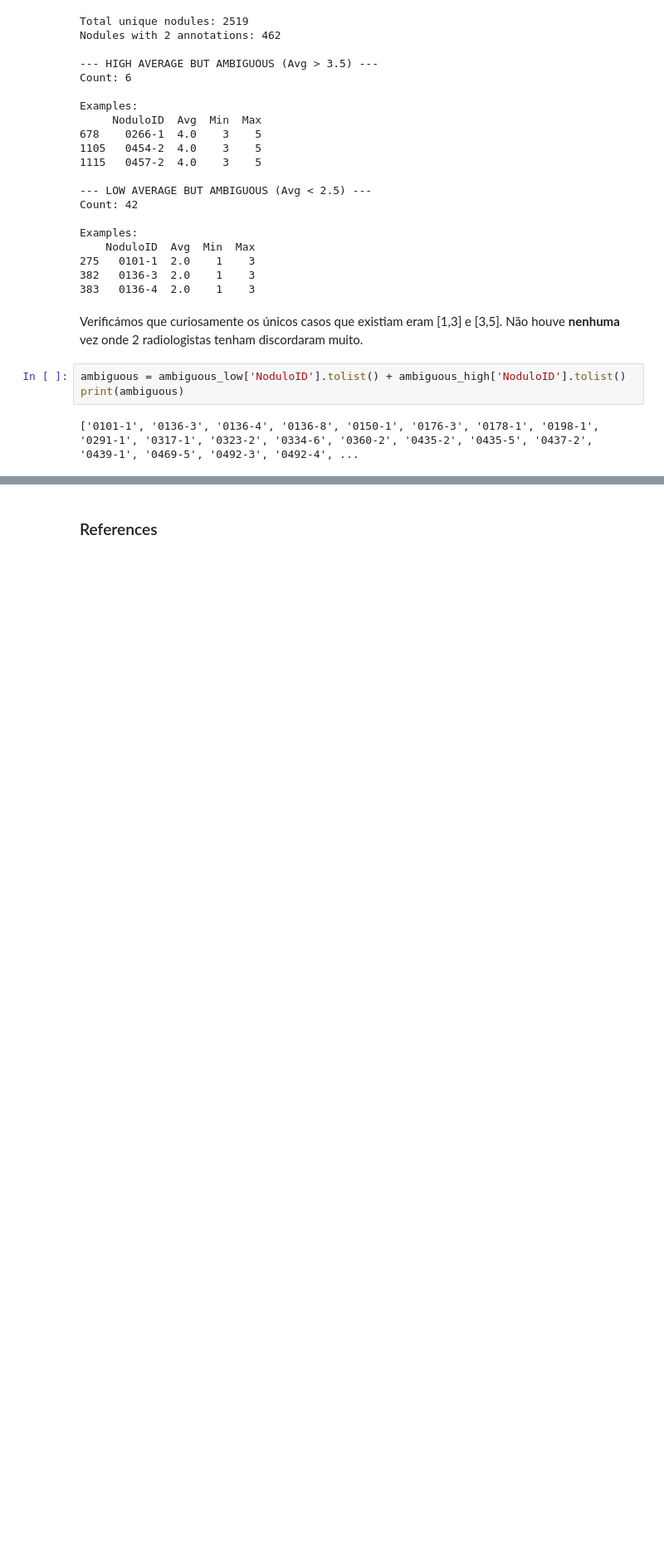
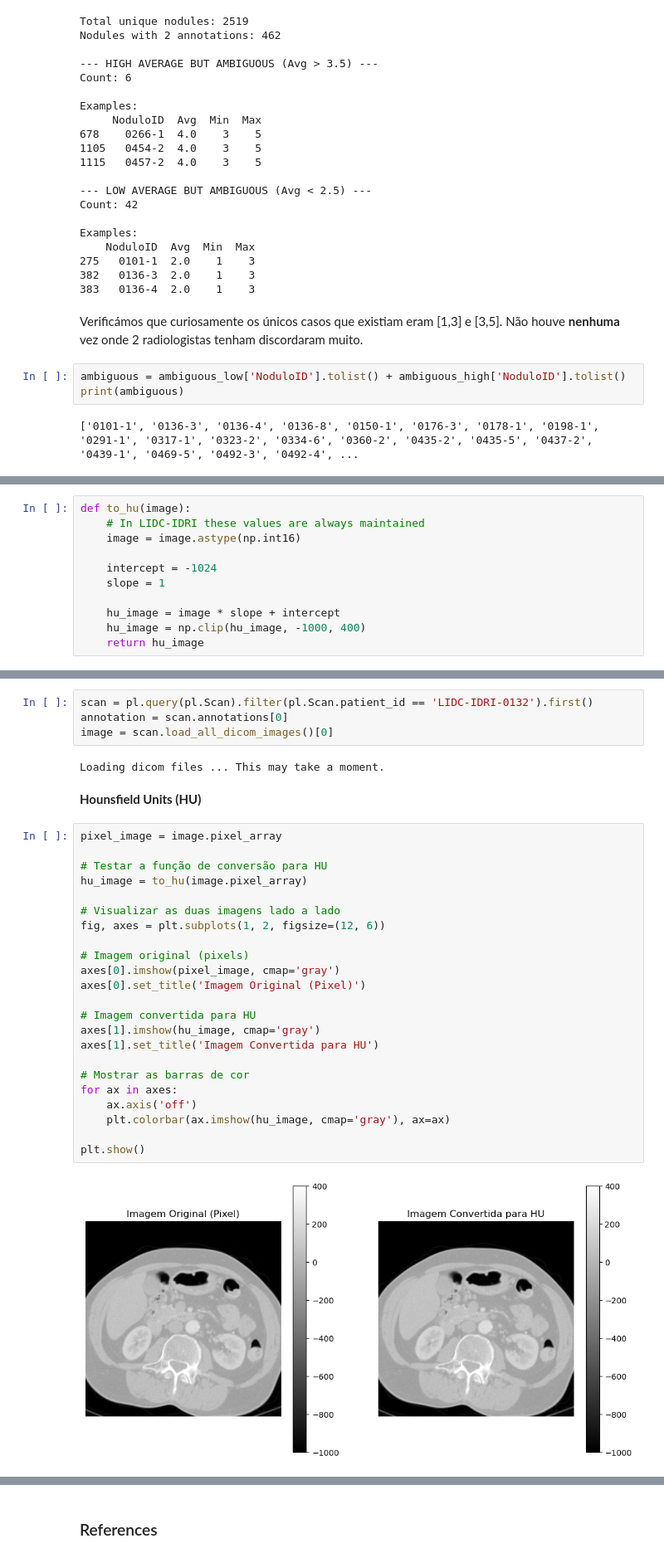
Before and after one commit to francisca005/Lung-Cancer-Classification, a Jupyter notebook: notebook.ipynb, the cells around one changed output, grey strips where cells are left out. Shown at 83% size. Drawn from its saved outputs; the diff is of its cells as text; blank space fills up the shorter version.

Commit message:
Pre-proccessing of image data

```diff
--- a/notebook.ipynb
+++ b/notebook.ipynb
@@ -978,0 +995,11 @@ df_filtered
+# %%
+def to_hu(image):
+    # In LIDC-IDRI these values are always maintained
+    image = image.astype(np.int16)
+
+    intercept = -1024
+    slope = 1
+
+    hu_image = image * slope + intercept
+    hu_image = np.clip(hu_image, -1000, 400)
+    return hu_image
@@ -978,0 +1054,33 @@ df_filtered
+# %%
+scan = pl.query(pl.Scan).filter(pl.Scan.patient_id == 'LIDC-IDRI-0132').first()
+annotation = scan.annotations[0]
+image = scan.load_all_dicom_images()[0]
+# %% [output]
+Loading dicom files ... This may take a moment.
+# %% [markdown]
+**Hounsfield Units (HU)**
+# %%
+pixel_image = image.pixel_array
+
+# Testar a função de conversão para HU
+hu_image = to_hu(image.pixel_array)
+
+# Visualizar as duas imagens lado a lado
+fig, axes = plt.subplots(1, 2, figsize=(12, 6))
+
+# Imagem original (pixels)
+axes[0].imshow(pixel_image, cmap='gray')
+axes[0].set_title('Imagem Original (Pixel)')
+
+# Imagem convertida para HU
+axes[1].imshow(hu_image, cmap='gray')
+axes[1].set_title('Imagem Convertida para HU')
+
+# Mostrar as barras de cor
+for ax in axes:
+    ax.axis('off')
+    plt.colorbar(ax.imshow(hu_image, cmap='gray'), ax=ax)
+
+plt.show()
+# %% [output]
+[figure, added]
```
Also changed, not shown: parts of 30 cells of this notebook.
